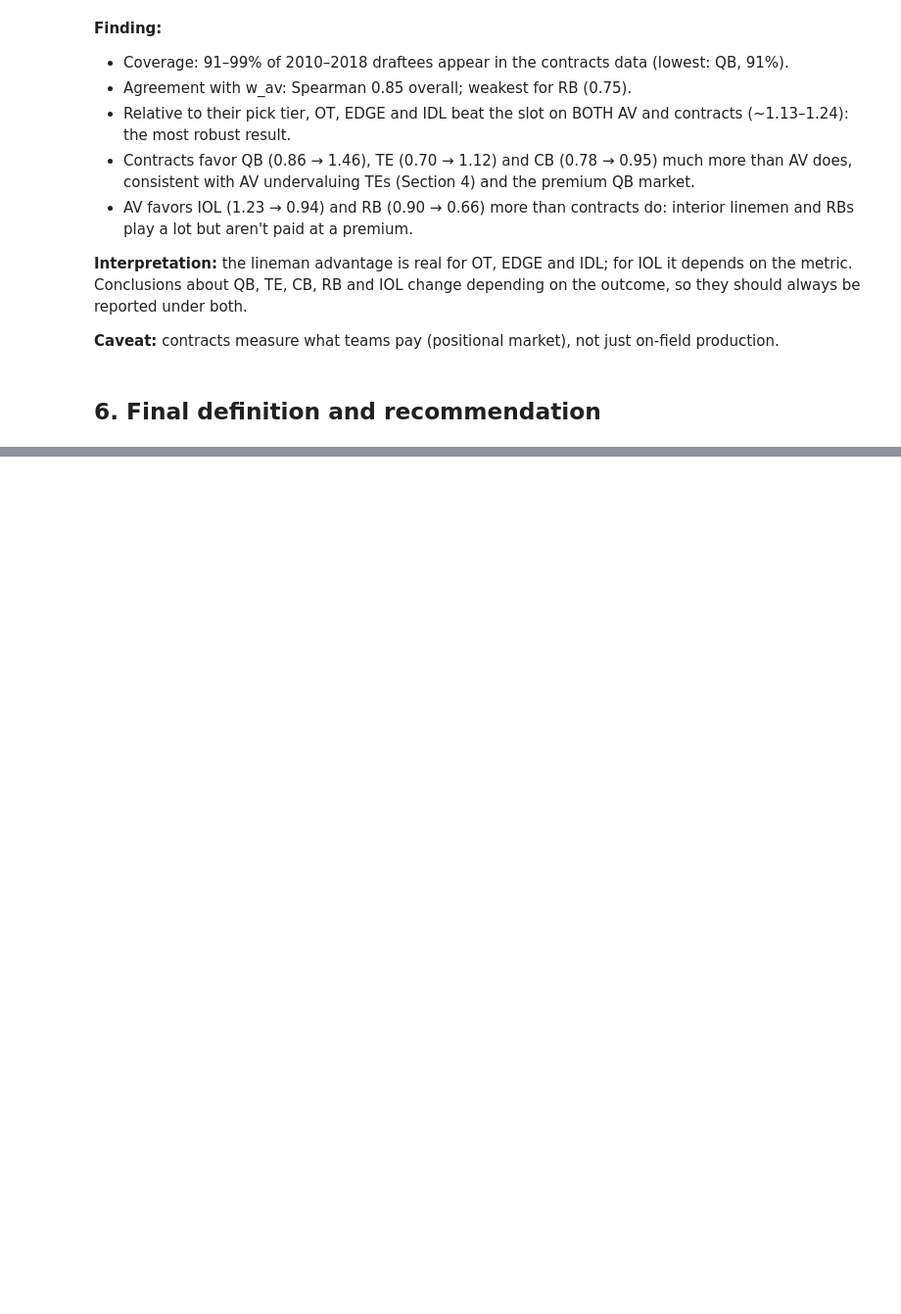
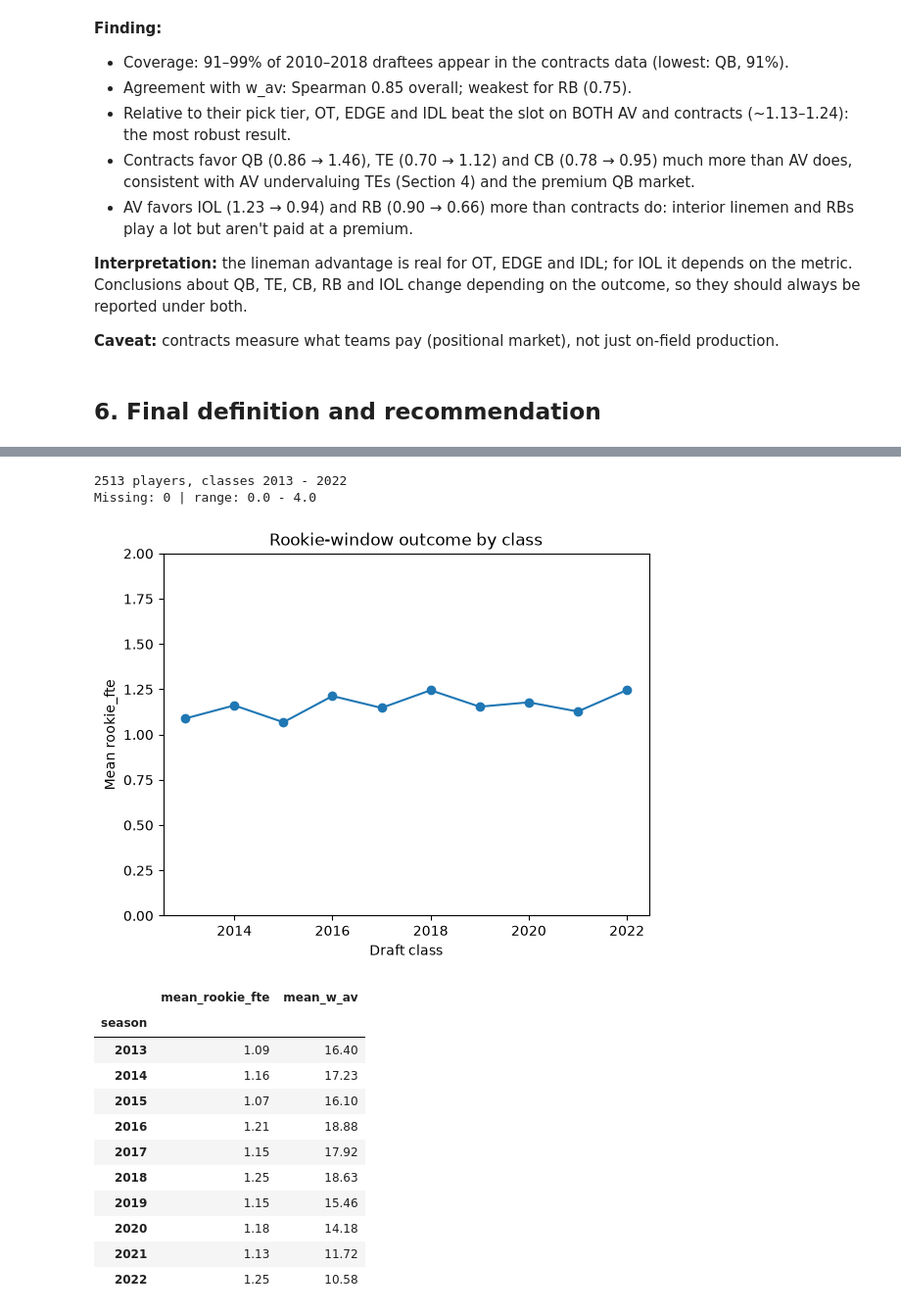
Before and after one commit to abhik026/bruin-draft-analytics, a Jupyter notebook: notebooks/03_outcome_metric_c.ipynb, the cells around one changed output, grey strips where cells are left out. Shown at 98% size. Saved outputs shown, nothing was run; the diff lists cells and outputs as text; code cells hidden in the pictures; blank space fills up the shorter version.

```diff
--- a/notebooks/03_outcome_metric_c.ipynb
+++ b/notebooks/03_outcome_metric_c.ipynb
@@ -591,0 +604,49 @@ OT, EDGE and IDL hold up; QB, TE, CB, IOL and RB depend on the metric.
+# %%
+# Load snap counts (pulled by src.data.pull_nfl) and build the rookie-window outcome
+import importlib, numpy as np
+import src.features.outcome as outcome
+importlib.reload(outcome)
+from src.features.baseline import cross_val_expected, shrunk_position_effects, position_permutation_test
+
+# Risk view (self-contained: no src.models needed). Cut-offs are in starter seasons out of 4.
+BUST_FTE, HIT_FTE, STAR_FTE = 1.0, 2.5, 3.5
+
+def risk_table(df, by=('pos_group',), outcome='rookie_fte'):
+    """Mean, median, bust / hit / star rates per group."""
+    d = df.dropna(subset=[outcome, 'pos_group'])
+    def flag(g):
+        return pd.Series({'n': len(g), 'mean': g[outcome].mean(), 'median': g[outcome].median(),
+                          'p_bust': (g[outcome] < BUST_FTE).mean(),
+                          'p_hit': (g[outcome] >= HIT_FTE).mean(),
+                          'p_star': (g[outcome] >= STAR_FTE).mean()})
+    return d.groupby(list(by)).apply(flag, include_groups=False)
+
+snaps = pd.read_parquet(RAW_NFL / 'snap_counts.parquet')
+master['rookie_fte'] = outcome.get_rookie_window_outcome(master, snaps)
+rk = master[master['season'].between(outcome.ROOKIE_CLASS_MIN, outcome.ROOKIE_CLASS_MAX)].copy()
+print(len(rk), "players, classes", outcome.ROOKIE_CLASS_MIN, "-", outcome.ROOKIE_CLASS_MAX)
+print("Missing:", rk['rookie_fte'].isna().sum(), "| range:", rk['rookie_fte'].min(), "-", rk['rookie_fte'].max())
+# %% [output]
+2513 players, classes 2013 - 2022
+Missing: 0 | range: 0.0 - 4.0
+# %%
+# Check 1: is it flat across classes (no censoring)? Compare with w_av, which is only flat to 2018.
+by_class = rk.groupby('season').agg(mean_rookie_fte=('rookie_fte', 'mean'), mean_w_av=('outcome', 'mean'))
+ax = by_class['mean_rookie_fte'].plot(marker='o', label='rookie_fte (starter seasons, 0-4)')
+ax.set(xlabel='Draft class', ylabel='Mean rookie_fte', title='Rookie-window outcome by class', ylim=(0, 2))
+plt.show()
+by_class.round(2)
+# %% [output]
+[figure, added]
+|  | mean_rookie_fte | mean_w_av |
+| season |  |  |
+| 2013 | 1.09 | 16.40 |
+| 2014 | 1.16 | 17.23 |
+| 2015 | 1.07 | 16.10 |
+| 2016 | 1.21 | 18.88 |
+| 2017 | 1.15 | 17.92 |
+| 2018 | 1.25 | 18.63 |
+| 2019 | 1.15 | 15.46 |
+| 2020 | 1.18 | 14.18 |
+| 2021 | 1.13 | 11.72 |
+| 2022 | 1.25 | 10.58 |
```
Also changed, not shown: parts of 26 cells of this notebook, 15 other files.
